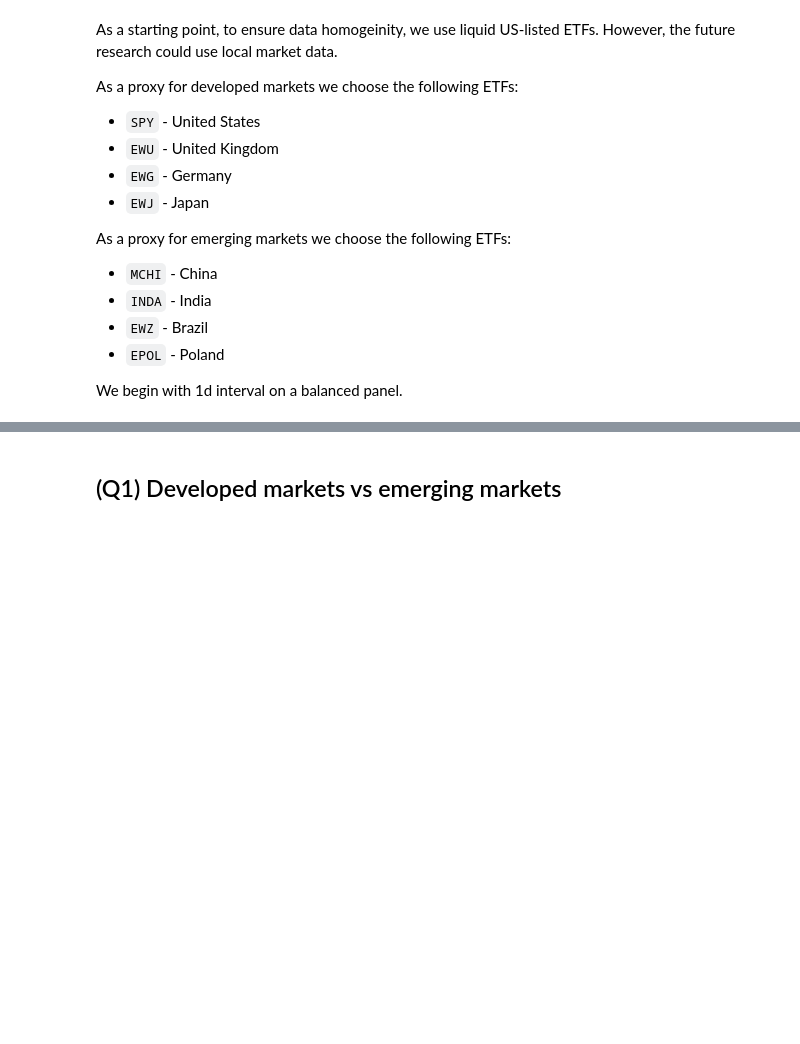
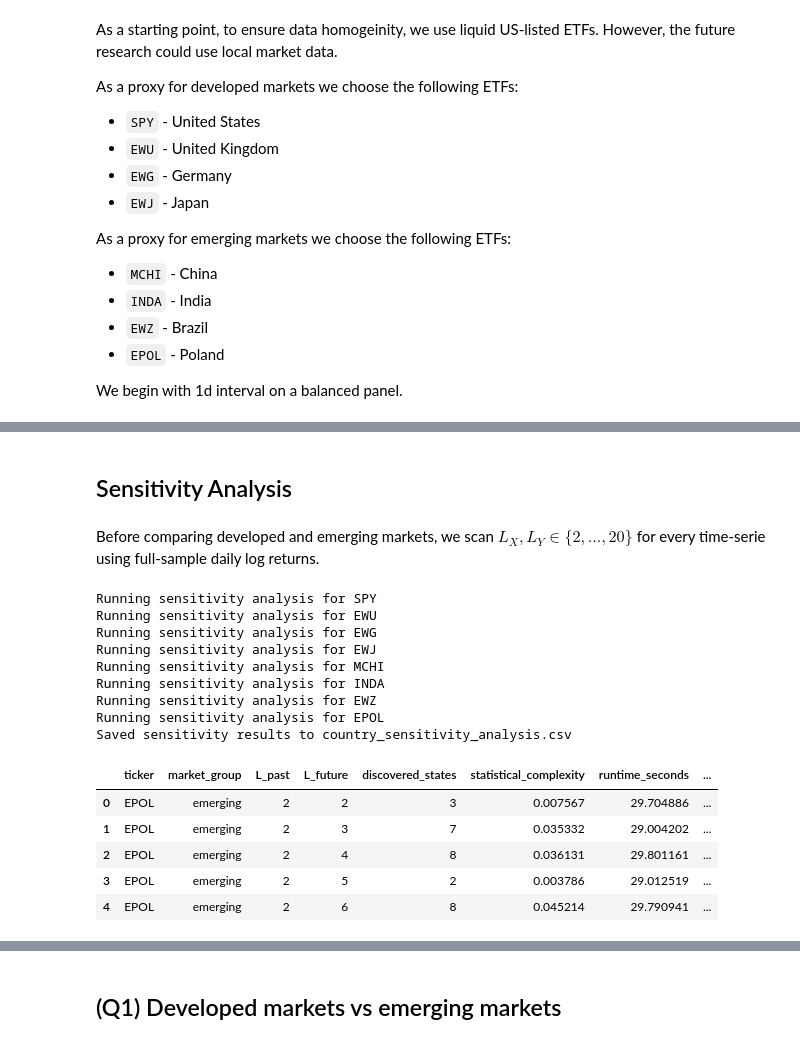
Before and after one commit to pawel-wieczynski/kernel_epsilon_machines, a Jupyter notebook: notebooks/03_financial_data_emh.ipynb, the cells around one changed output, grey strips where cells are left out. Saved outputs shown, nothing was run; the diff lists cells and outputs as text; code cells hidden in the pictures; blank space fills up the shorter version.

```diff
--- a/notebooks/03_financial_data_emh.ipynb
+++ b/notebooks/03_financial_data_emh.ipynb
@@ -90,0 +92,54 @@ display(country_panel_balanced.head())
+# %% [markdown]
+## Sensitivity Analysis
+# %% [markdown]
+Before comparing developed and emerging markets, we scan $L_X, L_Y \in \{2, \ldots, 20\}$ for every time-serie using full-sample daily log returns.
+# %%
+sensitivity_grid = range(2, 11)
+sensitivity_max_workers = 8
+sensitivity_results_path = project_root / "country_sensitivity_analysis.csv"
+
+if sensitivity_results_path.exists():
+    country_sensitivity_results = pd.read_csv(sensitivity_results_path)
+    print(f"Loaded cached sensitivity results from {sensitivity_results_path.name}")
+else:
+    sensitivity_frames = []
+
+    for ticker in country_tickers:
+        print(f"Running sensitivity analysis for {ticker}")
+        prices = country_panel_balanced[ticker]
+        returns = np.log(prices).diff().dropna().to_numpy()
+
+        ticker_results = run_sensitivity_analysis(
+            returns,
+            L_past=sensitivity_grid,
+            L_future=sensitivity_grid,
+            max_workers=sensitivity_max_workers,
+        )
+        ticker_results.insert(0, "market_group", country_groups[ticker])
+        ticker_results.insert(0, "ticker", ticker)
+        sensitivity_frames.append(ticker_results)
+
+    country_sensitivity_results = (
+        pd.concat(sensitivity_frames, ignore_index=True)
+        .sort_values(["ticker", "L_past", "L_future"], ignore_index=True)
+    )
+    country_sensitivity_results.to_csv(sensitivity_results_path, index=False)
+    print(f"Saved sensitivity results to {sensitivity_results_path.name}")
+
+display(country_sensitivity_results.head())
+# %% [output]
+Running sensitivity analysis for SPY
+Running sensitivity analysis for EWU
+Running sensitivity analysis for EWG
+Running sensitivity analysis for EWJ
+Running sensitivity analysis for MCHI
+Running sensitivity analysis for INDA
+Running sensitivity analysis for EWZ
+Running sensitivity analysis for EPOL
+Saved sensitivity results to country_sensitivity_analysis.csv
+|  | ticker | market_group | L_past | L_future | discovered_states | statistical_complexity | runtime_seconds | ... |
+| 0 | EPOL | emerging | 2 | 2 | 3 | 0.007567 | 29.704886 | ... |
+| 1 | EPOL | emerging | 2 | 3 | 7 | 0.035332 | 29.004202 | ... |
+| 2 | EPOL | emerging | 2 | 4 | 8 | 0.036131 | 29.801161 | ... |
+| 3 | EPOL | emerging | 2 | 5 | 2 | 0.003786 | 29.012519 | ... |
+| 4 | EPOL | emerging | 2 | 6 | 8 | 0.045214 | 29.790941 | ... |
```
Also changed, not shown: parts of 4 cells of this notebook, 1 other file.
